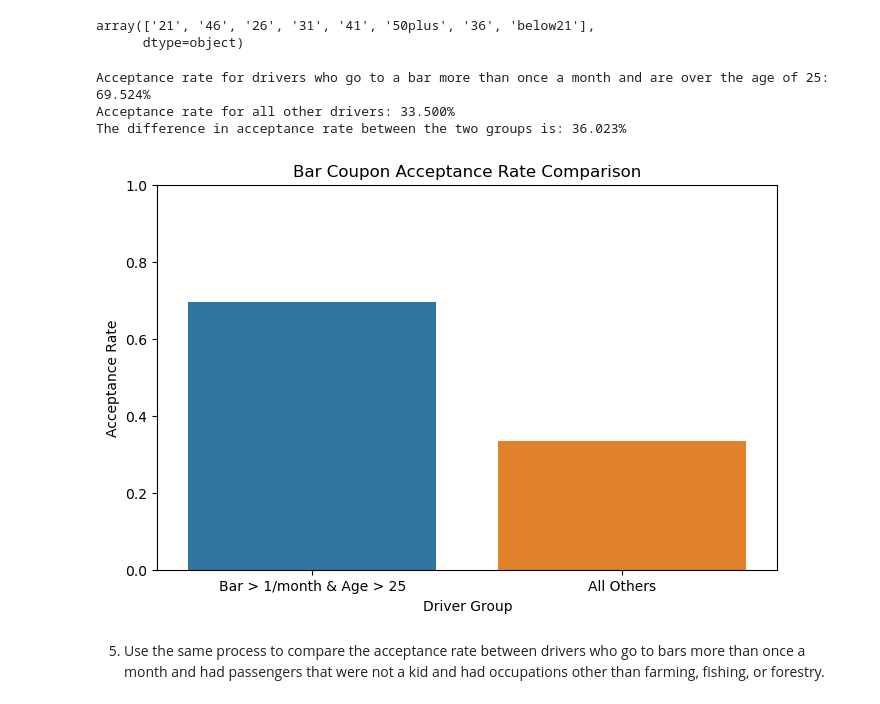
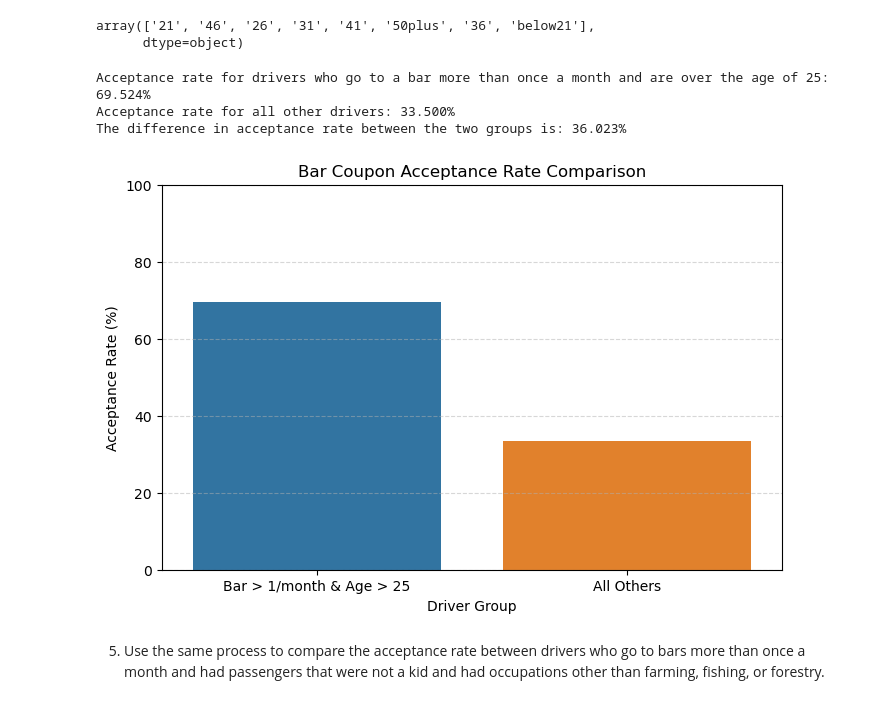
Before and after one commit to zaboush/Model_5_Assignment_5p1, a Jupyter notebook: prompt.ipynb, the cells around one changed output. Drawn from its saved outputs; the diff is of its cells as text; code cells hidden in the pictures.

```diff
--- a/prompt.ipynb
+++ b/prompt.ipynb
@@ -323,37 +308,40 @@ bar_coupons['age'].unique()
 array(['21', '46', '26', '31', '41', '50plus', '36', 'below21'],
       dtype=object)
 # %%
-list_bar_more_than_once = ['1~3', '4~8', 'gt8']              # Go to bar more than once a month
-list_age_over_25 = ['26', '31', '36', '41', '46', '50plus']  # Age over 25
-wanted_drivers = bar_coupons[
+list_bar_more_than_once = ['1~3', '4~8', 'gt8']                # Make a list of people who goes to bar more than once a month
+list_age_over_25 = ['26', '31', '36', '41', '46', '50plus']    # Make a list of people with age over 25
+wanted_drivers = bar_coupons[                                  # Create a dataframe for these group of people
     (bar_coupons['Bar'].isin(list_bar_more_than_once)) &
     (bar_coupons['age'].isin(list_age_over_25))]
-wanted_drivers_acceptance_rate = wanted_drivers['Y'].mean()    # Acceptance rate for drivers who go to a bar more than once a month and are over the age of 25
+wanted_drivers_acceptance_rate = wanted_drivers['Y'].mean()    # Calculate acceptance rate for drivers who go to a bar more than once a month and are over the age of 25
 other_drivers = bar_coupons.drop(wanted_drivers.index)         # All other drivers
-other_drivers_acceptance_rate = other_drivers['Y'].mean()      # Acceptance rate for all other drivers
-difference = wanted_drivers_acceptance_rate - other_drivers_acceptance_rate
+other_drivers_acceptance_rate = other_drivers['Y'].mean()      # Calculate acceptance rate for all other drivers
+difference = wanted_drivers_acceptance_rate - other_drivers_acceptance_rate   # Calculate the difference between these two groups
 print(f"Acceptance rate for drivers who go to a bar more than once a month and are over the age of 25: {wanted_drivers_acceptance_rate*100:0.3f}%")
 print(f"Acceptance rate for all other drivers: {other_drivers_acceptance_rate*100:0.3f}%")
 print(f"The difference in acceptance rate between the two groups is: {difference*100:0.3f}%")
 
 # Lets create a new dataframe for plotting
 comparison_data = pd.DataFrame({
     'Group': ['Bar > 1/month & Age > 25', 'All Others'],
-    'Acceptance Rate': [wanted_drivers_acceptance_rate, other_drivers_acceptance_rate]
+    'Acceptance Rate': [wanted_drivers_acceptance_rate*100, other_drivers_acceptance_rate*100]
 })
 
 plt.figure(figsize=(8, 5))
 sns.barplot(data=comparison_data, x='Group', y='Acceptance Rate')
 plt.title('Bar Coupon Acceptance Rate Comparison')
 plt.xlabel('Driver Group')
-plt.ylabel('Acceptance Rate')
-plt.ylim(0, 1)
+plt.ylabel('Acceptance Rate (%)')
+plt.ylim(0, 100)
+plt.grid(axis='y', linestyle='--', alpha=0.5)
 plt.show()
+
+# Below data still suggests that people who goes to bar more than once a month have significant acceptance rate, while age does impact this rate slightly
 # %% [output]
 Acceptance rate for drivers who go to a bar more than once a month and are over the age of 25: 69.524%
 Acceptance rate for all other drivers: 33.500%
 The difference in acceptance rate between the two groups is: 36.023%
-[figure, old version]
+[figure, new version]
 # %% [markdown]
 5. Use the same process to compare the acceptance rate between drivers who go to bars more than once a month and had passengers that were not a kid and had occupations other than farming, fishing, or forestry.
 # %%
```
Also changed, not shown: parts of 15 cells of this notebook.
